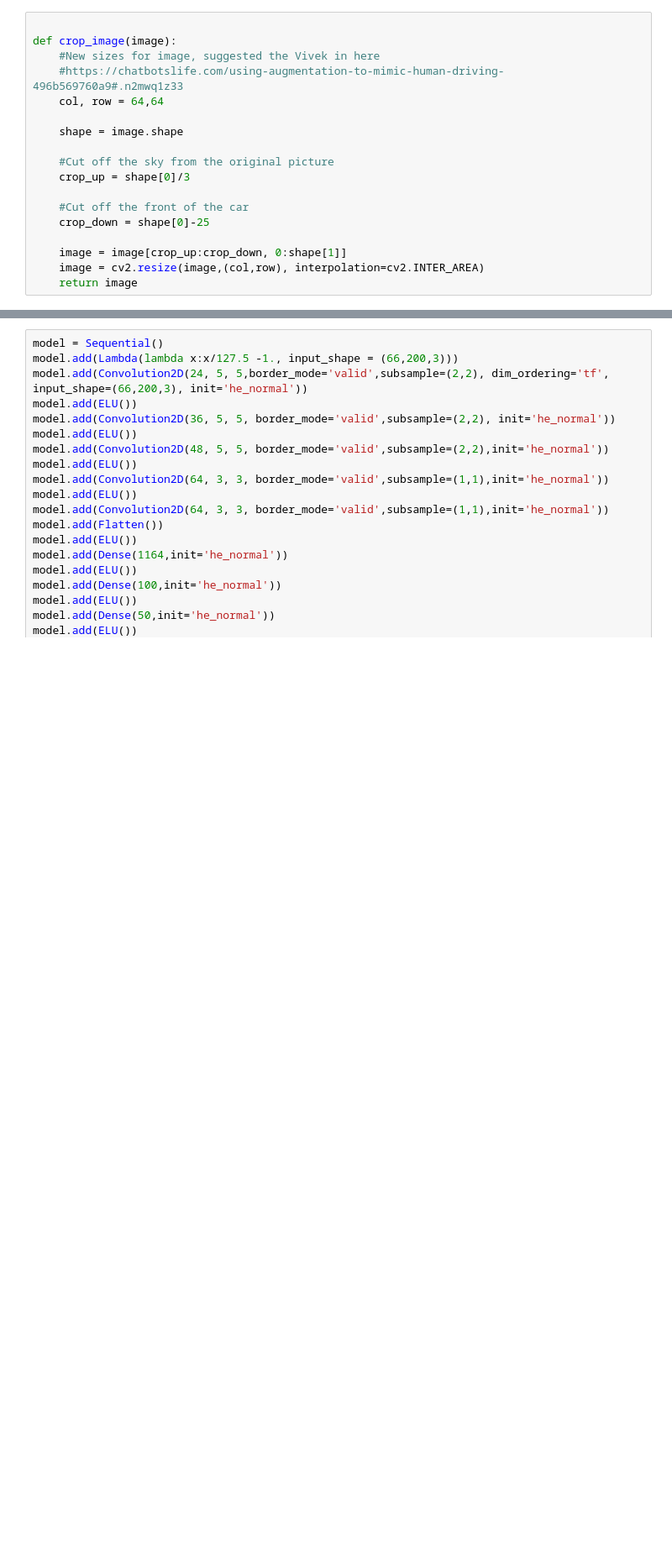
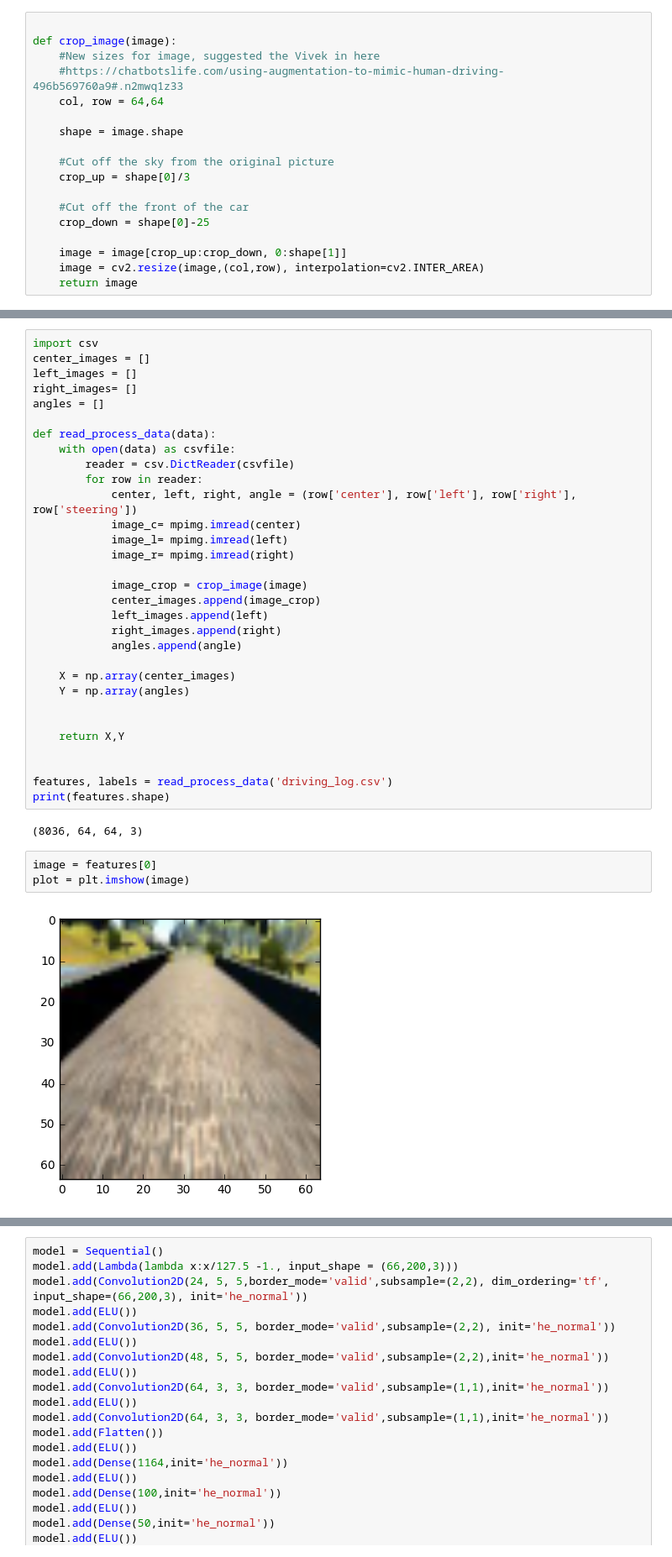
Before and after one commit to citlaligm/Behavioral-cloning, a Jupyter notebook: model.ipynb, the cells around one changed output, grey strips where cells are left out. Shown at 84% size. Drawn from its saved outputs; the diff is of its cells as text; blank space fills up the shorter version.

```diff
--- a/model.ipynb
+++ b/model.ipynb
@@ -80,0 +122,38 @@ print(X_train.shape)
+# %%
+import csv
+center_images = []
+left_images = []
+right_images= []
+angles = []
+
+def read_process_data(data):
+    with open(data) as csvfile:
+        reader = csv.DictReader(csvfile)
+        for row in reader:
+            center, left, right, angle = (row['center'], row['left'], row['right'], row['steering'])
+            image_c= mpimg.imread(center)
+            image_l= mpimg.imread(left)
+            image_r= mpimg.imread(right)
+
+            image_crop = crop_image(image)
+            center_images.append(image_crop)
+            left_images.append(left)
+            right_images.append(right)
+            angles.append(angle)
+
+    X = np.array(center_images)
+    Y = np.array(angles)
+
+
+    return X,Y
+
+
+features, labels = read_process_data('driving_log.csv')
+print(features.shape)
+# %% [output]
+(8036, 64, 64, 3)
+# %%
+image = features[0]
+plot = plt.imshow(image)
+# %% [output]
+[figure, added]
```
Also changed, not shown: parts of 20 cells of this notebook, 3 other files.
